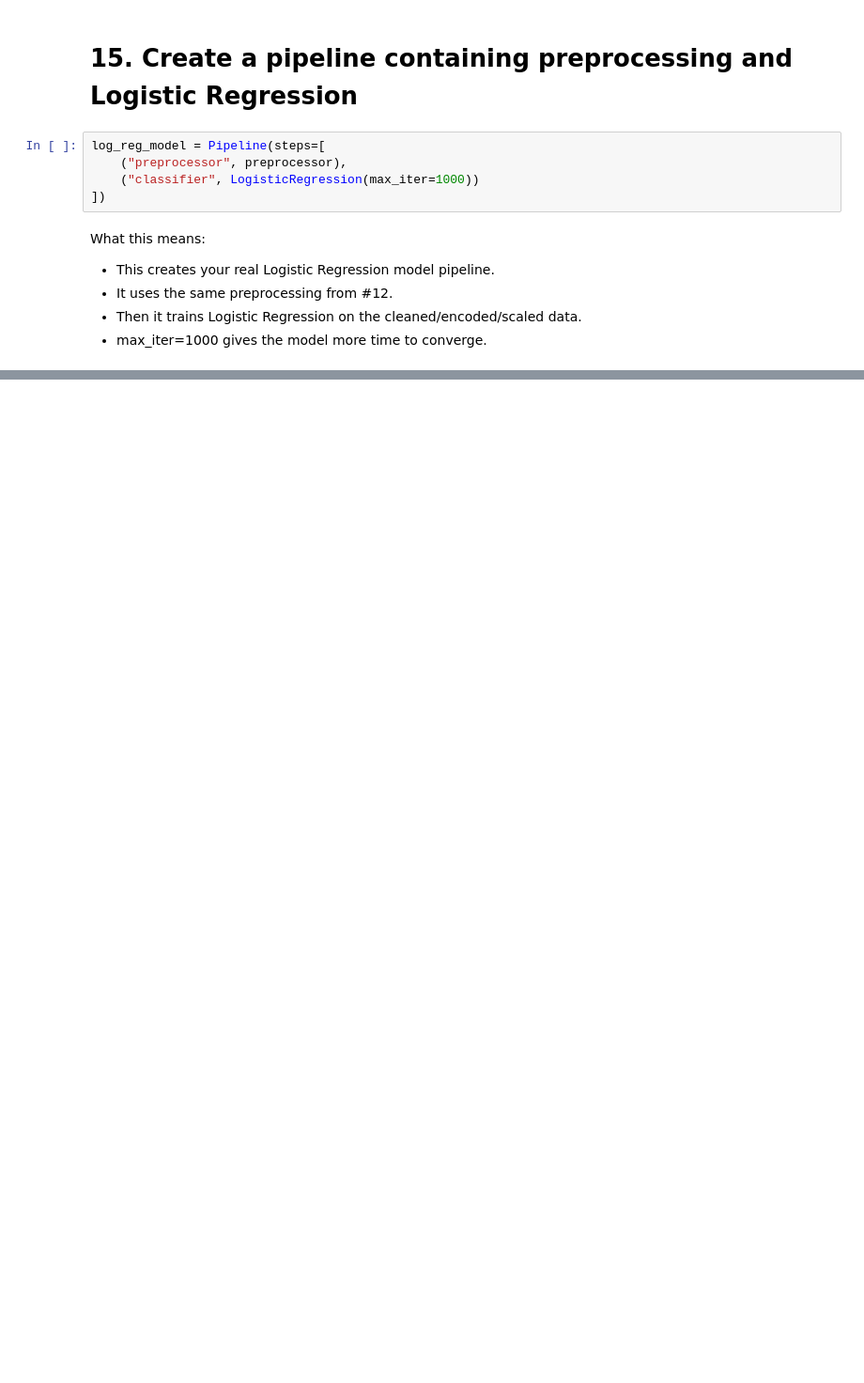
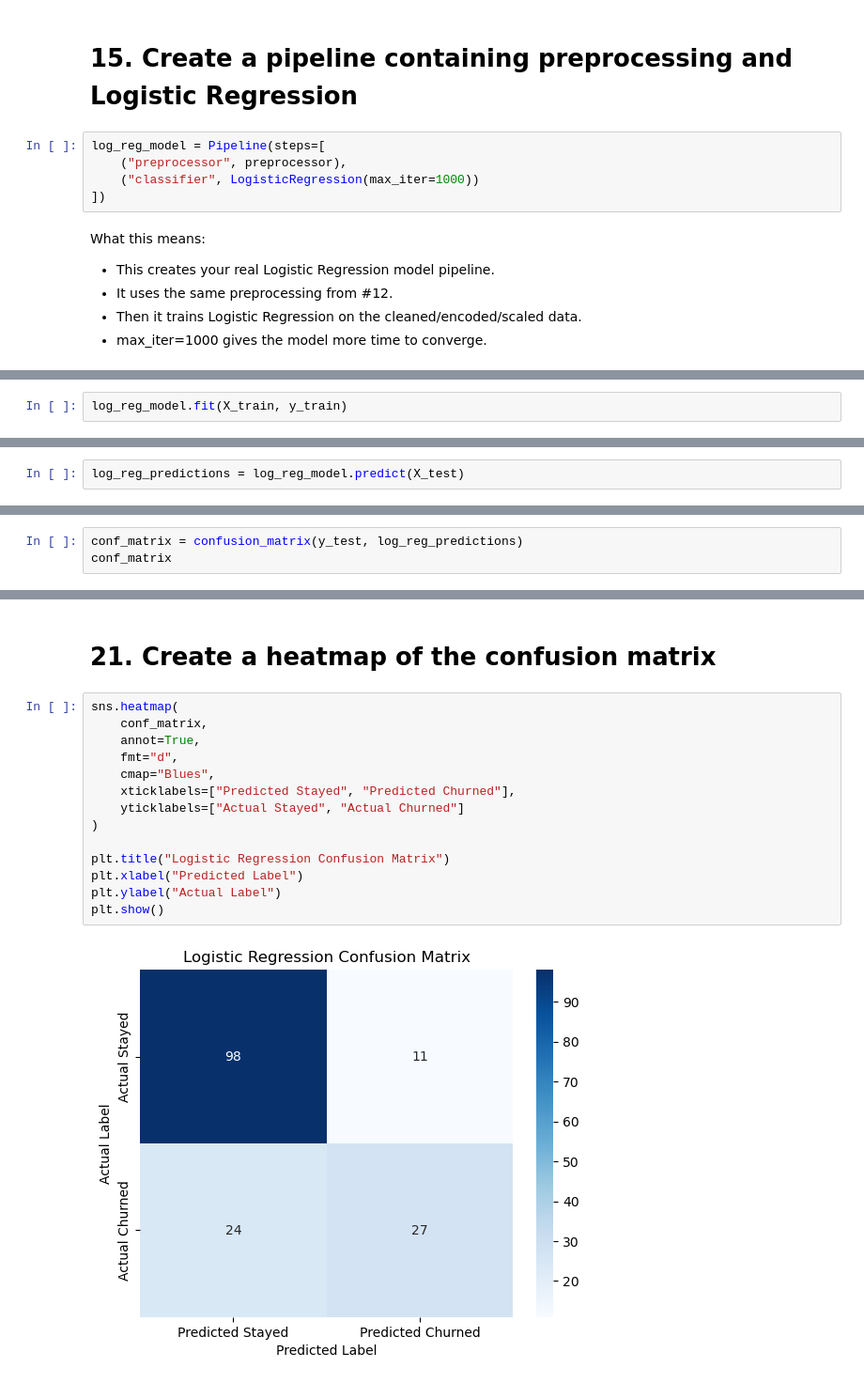
Before and after one commit to Chadly04/daily_ML_practice, a Jupyter notebook: day-01-customer-churn/02-logistic-regression.ipynb, the cells around one changed output, grey strips where cells are left out. Shown at 94% size. Drawn from its saved outputs; the diff is of its cells as text; blank space fills up the shorter version.

```diff
--- a/day-01-customer-churn/02-logistic-regression.ipynb
+++ b/day-01-customer-churn/02-logistic-regression.ipynb
@@ -248,0 +239,2 @@ What this means:
+# %%
+log_reg_model.fit(X_train, y_train)
@@ -248,0 +269,2 @@ What this means:
+# %%
+log_reg_predictions = log_reg_model.predict(X_test)
@@ -248,0 +315,3 @@ What this means:
+# %%
+conf_matrix = confusion_matrix(y_test, log_reg_predictions)
+conf_matrix
@@ -248,0 +326,18 @@ What this means:
+# %% [markdown]
+# 21. Create a heatmap of the confusion matrix
+# %%
+sns.heatmap(
+    conf_matrix,
+    annot=True,
+    fmt="d",
+    cmap="Blues",
+    xticklabels=["Predicted Stayed", "Predicted Churned"],
+    yticklabels=["Actual Stayed", "Actual Churned"]
+)
+
+plt.title("Logistic Regression Confusion Matrix")
+plt.xlabel("Predicted Label")
+plt.ylabel("Actual Label")
+plt.show()
+# %% [output]
+[figure, added]
```
Also changed, not shown: parts of 25 cells of this notebook.
